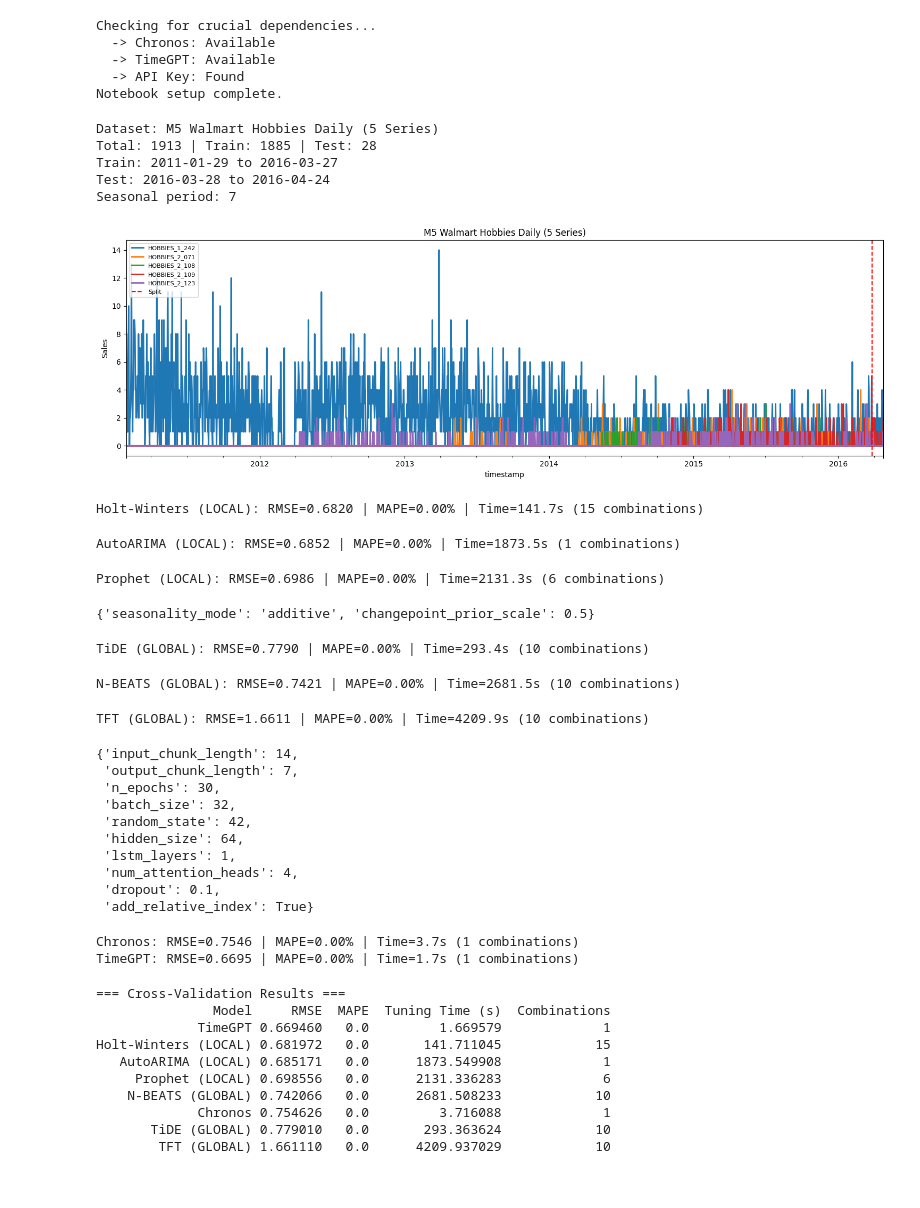
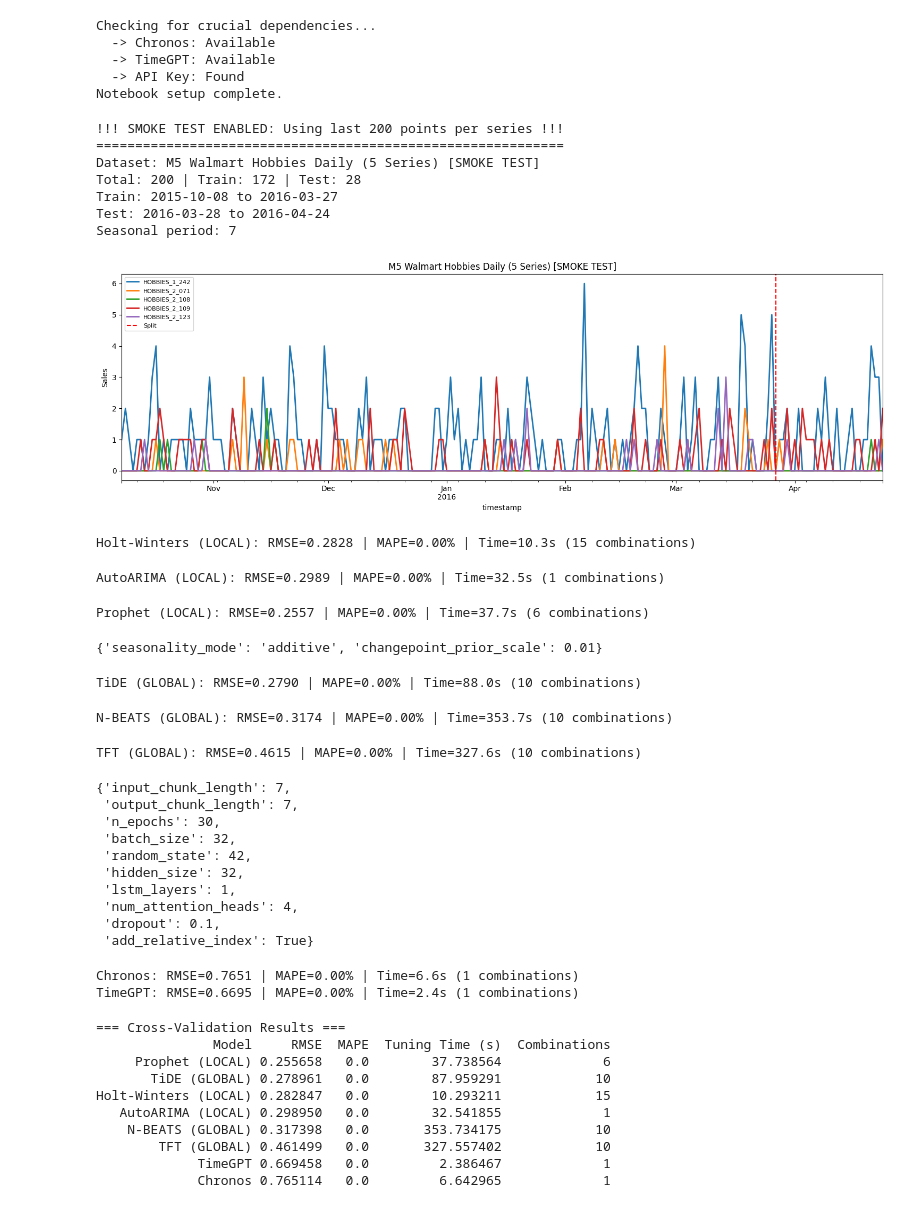
Before and after one commit to ContiHan/Statistika, a Jupyter notebook: forecasting/04_forecasting_m5_walmart_daily.ipynb, the cells around one changed output. Drawn from its saved outputs; the diff is of its cells as text; code cells hidden in the pictures.

```diff
--- a/forecasting/04_forecasting_m5_walmart_daily.ipynb
+++ b/forecasting/04_forecasting_m5_walmart_daily.ipynb
@@ -78,7 +80,7 @@ for uid in df[DATASET_CONFIG["id_column"]].unique():
         )
 
 # === SMOKE TEST (Subset for faster tuning) ===
-SMOKE_TEST = False
+SMOKE_TEST = True
 SMOKE_TEST_POINTS = 200
 
 if SMOKE_TEST:
@@ -121,37 +123,39 @@ all_future_covs_scaled = (
 past_scaler = Scaler()
 train_past_covs_scaled = (
     past_scaler.fit_transform(train_past_covs) if train_past_covs else None
 )
 all_past_covs_scaled = past_scaler.transform(all_past_covs) if all_past_covs else None
 
 # Static Covariates for Embeddings
 static_cov_transformer = StaticCovariatesTransformer()
 train_scaled = static_cov_transformer.fit_transform(train_scaled)
 
 # Print Dataset Summary
 print(f"Dataset: {DATASET_CONFIG['name']}" + (" [SMOKE TEST]" if SMOKE_TEST else ""))
 print(f"Total: {len(all_series[0])} | Train: {len(train_series[0])} | Test: {len(test_series[0])}")
 print(f"Train: {train_series[0].start_time().date()} to {train_series[0].end_time().date()}")
 print(f"Test: {test_series[0].start_time().date()} to {test_series[0].end_time().date()}")
 print(f"Seasonal period: {DATASET_CONFIG['seasonal_period']}")
 
 # Visualize Train/Test Split for the all series
 fig, ax = plt.subplots(figsize=(15, 5))
 for i, s in enumerate(all_series):
     s.plot(ax=ax, label=f'{s.static_covariates["unique_id"].values[0]}')
 ax.axvline(x=split_time, color='red', linestyle='--', label='Split')
 ax.set_title(f'{DATASET_CONFIG["name"]}' + (' [SMOKE TEST]' if SMOKE_TEST else ''))
 ax.set_ylabel(DATASET_CONFIG.get('value_unit', 'Value'))
 ax.legend(loc='upper left', fontsize=8)
 plt.tight_layout()
 plt.show()
 # %% [output]
-Dataset: M5 Walmart Hobbies Daily (5 Series)
-Total: 1913 | Train: 1885 | Test: 28
-Train: 2011-01-29 to 2016-03-27
+!!! SMOKE TEST ENABLED: Using last 200 points per series !!!
+============================================================
+Dataset: M5 Walmart Hobbies Daily (5 Series) [SMOKE TEST]
+Total: 200 | Train: 172 | Test: 28
+Train: 2015-10-08 to 2016-03-27
 Test: 2016-03-28 to 2016-04-24
 Seasonal period: 7
-[figure, old version]
+[figure, new version]
 # %%
 # 3. Constants
 
@@ -204,10 +208,10 @@ run_tuning_local_and_eval(
     test_periods=TEST_PERIODS,
 )
 # %% [output]
-Holt-Winters (LOCAL): RMSE=0.6820 | MAPE=0.00% | Time=141.7s (15 combinations)
+Holt-Winters (LOCAL): RMSE=0.2828 | MAPE=0.00% | Time=10.3s (15 combinations)
-AutoARIMA (LOCAL): RMSE=0.6852 | MAPE=0.00% | Time=1873.5s (1 combinations)
+AutoARIMA (LOCAL): RMSE=0.2989 | MAPE=0.00% | Time=32.5s (1 combinations)
-Prophet (LOCAL): RMSE=0.6986 | MAPE=0.00% | Time=2131.3s (6 combinations)
+Prophet (LOCAL): RMSE=0.2557 | MAPE=0.00% | Time=37.7s (6 combinations)
-{'seasonality_mode': 'additive', 'changepoint_prior_scale': 0.5}
+{'seasonality_mode': 'additive', 'changepoint_prior_scale': 0.01}
 # %%
 # 5. Deep Learning Models (GLOBAL)
 
@@ -262,15 +266,15 @@ run_tuning_global_and_eval(
     test_periods=TEST_PERIODS,
 )
 # %% [output]
-TiDE (GLOBAL): RMSE=0.7790 | MAPE=0.00% | Time=293.4s (10 combinations)
+TiDE (GLOBAL): RMSE=0.2790 | MAPE=0.00% | Time=88.0s (10 combinations)
-N-BEATS (GLOBAL): RMSE=0.7421 | MAPE=0.00% | Time=2681.5s (10 combinations)
+N-BEATS (GLOBAL): RMSE=0.3174 | MAPE=0.00% | Time=353.7s (10 combinations)
-TFT (GLOBAL): RMSE=1.6611 | MAPE=0.00% | Time=4209.9s (10 combinations)
+TFT (GLOBAL): RMSE=0.4615 | MAPE=0.00% | Time=327.6s (10 combinations)
-{'input_chunk_length': 14,
+{'input_chunk_length': 7,
  'output_chunk_length': 7,
  'n_epochs': 30,
  'batch_size': 32,
  'random_state': 42,
- 'hidden_size': 64,
+ 'hidden_size': 32,
  'lstm_layers': 1,
  'num_attention_heads': 4,
  'dropout': 0.1,
@@ -280,8 +284,8 @@ TFT (GLOBAL): RMSE=1.6611 | MAPE=0.00% | Time=4209.9s (10 combinations)
 
 run_foundation_models(tracker, train_series, test_series, DATASET_CONFIG["frequency"])
 # %% [output]
-Chronos: RMSE=0.7546 | MAPE=0.00% | Time=3.7s (1 combinations)
-TimeGPT: RMSE=0.6695 | MAPE=0.00% | Time=1.7s (1 combinations)
+Chronos: RMSE=0.7651 | MAPE=0.00% | Time=6.6s (1 combinations)
+TimeGPT: RMSE=0.6695 | MAPE=0.00% | Time=2.4s (1 combinations)
 # %%
 # 7. Results Comparison (Cross-Validation Metrics)
 
@@ -295,12 +299,12 @@ print(
 # %% [output]
 === Cross-Validation Results ===
                Model     RMSE  MAPE  Tuning Time (s)  Combinations
-             TimeGPT 0.669460   0.0         1.669579             1
-Holt-Winters (LOCAL) 0.681972   0.0       141.711045            15
-   AutoARIMA (LOCAL) 0.685171   0.0      1873.549908             1
-     Prophet (LOCAL) 0.698556   0.0      2131.336283             6
-    N-BEATS (GLOBAL) 0.742066   0.0      2681.508233            10
-             Chronos 0.754626   0.0         3.716088             1
-       TiDE (GLOBAL) 0.779010   0.0       293.363624            10
-        TFT (GLOBAL) 1.661110   0.0      4209.937029            10
+     Prophet (LOCAL) 0.255658   0.0        37.738564             6
+       TiDE (GLOBAL) 0.278961   0.0        87.959291            10
+Holt-Winters (LOCAL) 0.282847   0.0        10.293211            15
+   AutoARIMA (LOCAL) 0.298950   0.0        32.541855             1
+    N-BEATS (GLOBAL) 0.317398   0.0       353.734175            10
+        TFT (GLOBAL) 0.461499   0.0       327.557402            10
+             TimeGPT 0.669458   0.0         2.386467             1
+             Chronos 0.765114   0.0         6.642965             1
 # %%
```
Also changed, not shown: parts of 6 cells of this notebook, 27 other files.
